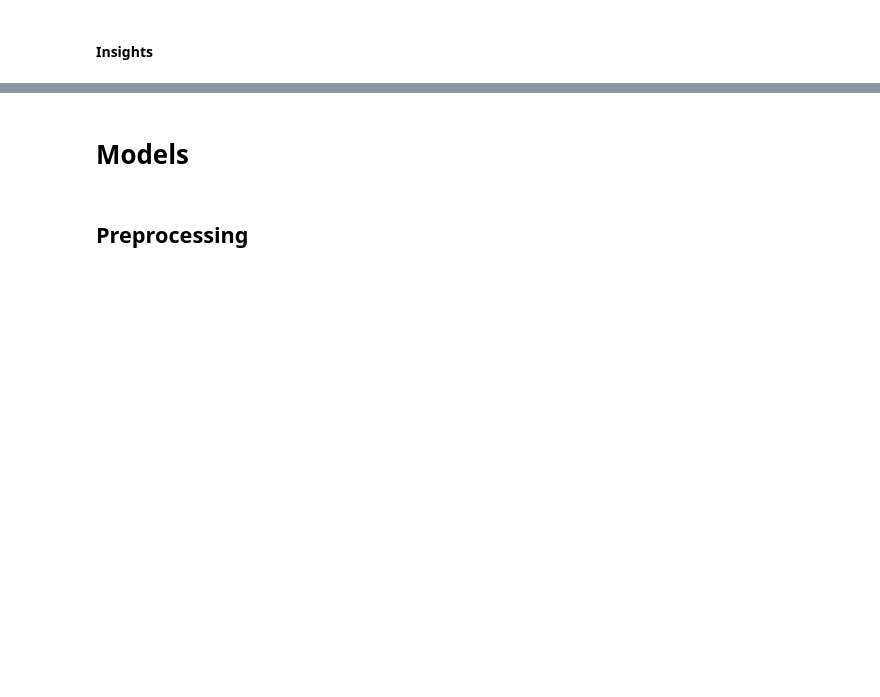
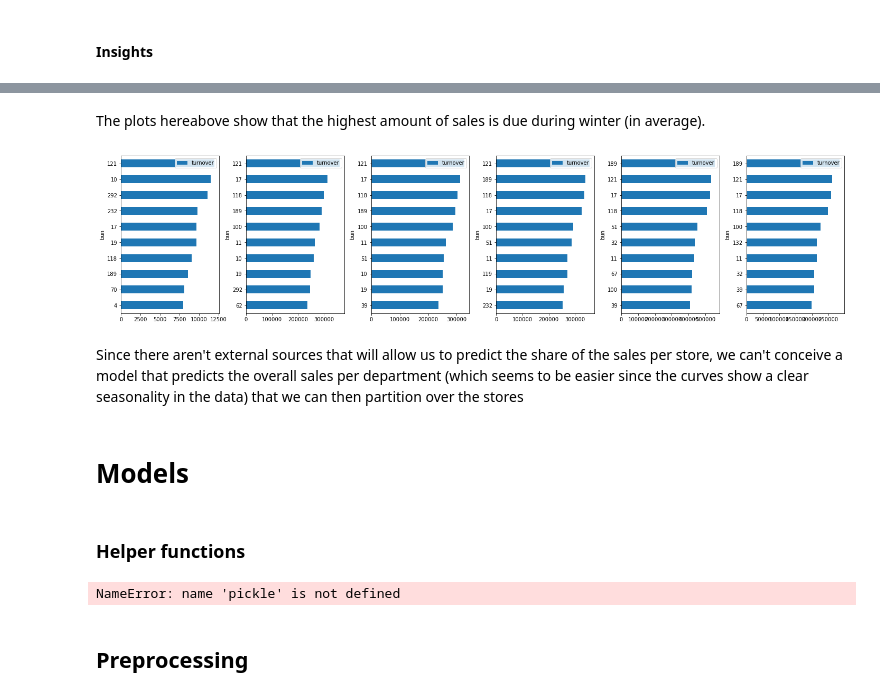
Before and after one commit to YKritet/Decathlon_ML_test, a Jupyter notebook: notebook.ipynb, the cells around one changed output, grey strips where cells are left out. Saved outputs shown, nothing was run; the diff lists cells and outputs as text; code cells hidden in the pictures; blank space fills up the shorter version.

Commit message:
add uni_model approach to solution

```diff
--- a/notebook.ipynb
+++ b/notebook.ipynb
@@ -234,6 +269,9 @@ From the plots above, it seems that the department 73 has a slightly higher valu
 # %%
 for year in years:
-    sample = df_train.loc[(df_train['dep']==117)&(df_train['year']==year), :].set_index(['year', 'woy'])
-    sample.plot(y='turnover', figsize=(20,5))
+    fig, axes = plt.subplots(nrows=1, ncols=2, figsize=(20,5))
+    sample_1 = df_train.loc[(df_train['dep']==117)&(df_train['year']==year), :].set_index(['year', 'woy'])
+    sample_2 = df_train.loc[(df_train['dep']==117)&(df_train['year']==year), :].groupby(['year', 'sea']).sum()
+    sample_1.plot(ax=axes[0], y='turnover')
+    sample_2.plot(ax=axes[1], y='turnover', kind='bar')
     plt.title(f'{year}')
 # %% [output]
@@ -257,5 +305,36 @@ With no special geographic distribution of the business units in France, we can'
+# %% [markdown]
+The plots hereabove show that the highest amount of sales is due during winter (in average).
+# %%
+fig, axes = plt.subplots(1, len(years), figsize=(20,5))
+plt.tight_layout(pad=2)
+
+for i, year in enumerate(years):
+    sample = df_train.loc[df_train['year']==year, ['bun', 'turnover']].groupby('bun').sum().reset_index()
+    sample.sort_values(by='turnover').tail(10).plot.barh(x='bun', y='turnover', ax=axes[i])
+# %% [output]
+[figure, added]
+# %% [markdown]
+Since there aren't external sources that will allow us to predict the share of the sales per store, we can't conceive a model that predicts the overall sales per department (which seems to be easier since the curves show a clear seasonality in the data) that we can then partition over the stores
 # %% [markdown]
 # Models
+# %% [markdown]
+### Helper functions
+# %%
+#TODO
+pkl_filename = "pickle_model.pkl"
+with open(pkl_filename, 'wb') as file:
+    pickle.dump(model, file)
+
+# Load from file
+with open(pkl_filename, 'rb') as file:
+    pickle_model = pickle.load(file)
+
+# Calculate the accuracy score and predict target values
+score = pickle_model.score(Xtest, Ytest)
+print("Test score: {0:.2f} %".format(100 * score))
+Ypredict = pickle_model.predict(Xtest)
+# %% [output]
+NameError: name 'pickle' is not defined
 # %% [markdown]
 ## Preprocessing
 # %%
```
Also changed, not shown: parts of 54 cells of this notebook.
